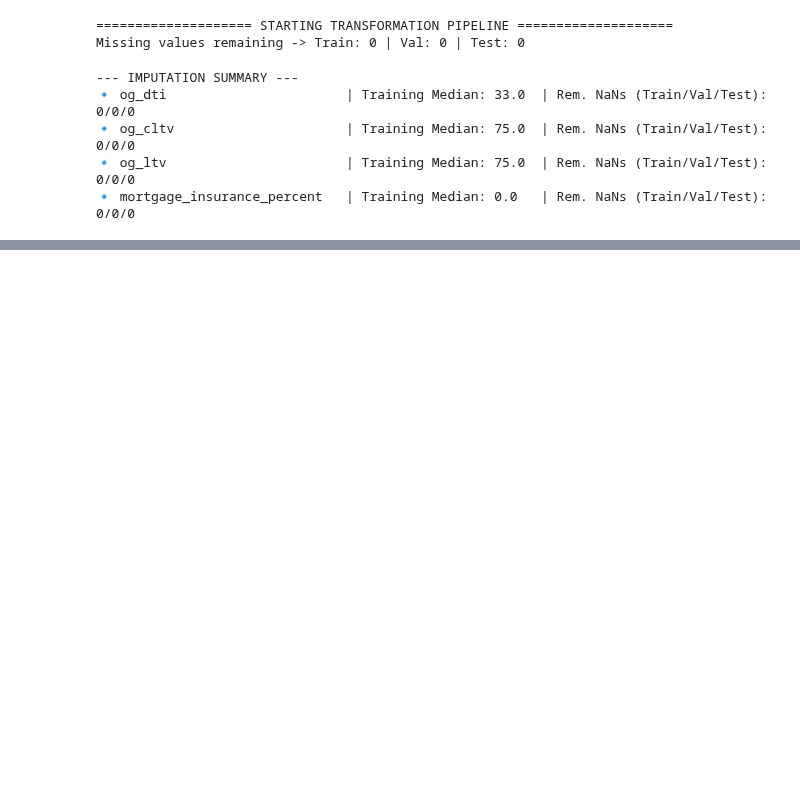
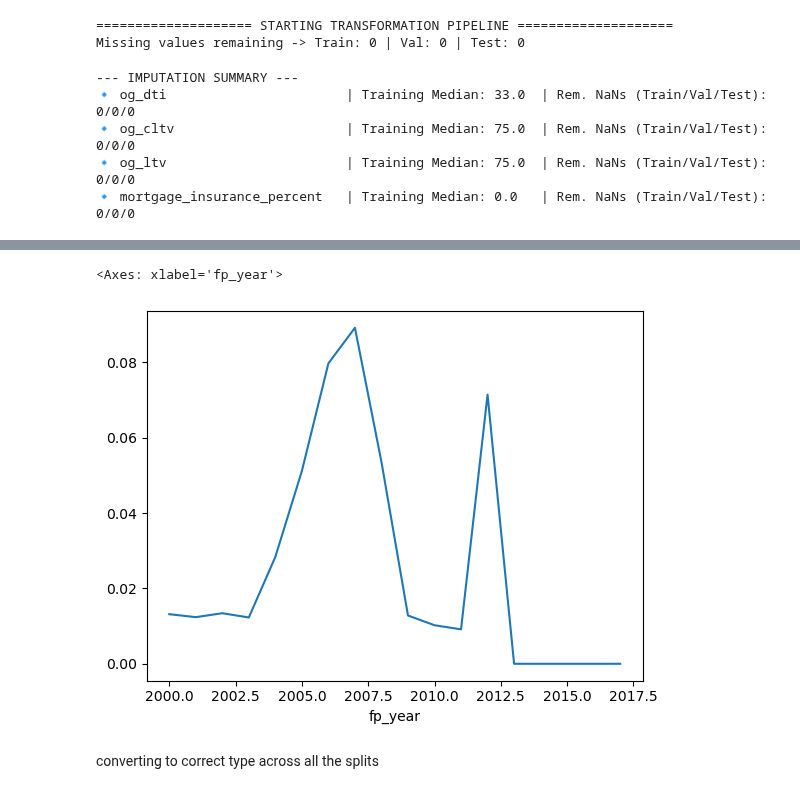
Before and after one commit to Niraj-Mhatre2003/Home_loan-Risk-Analytics, a Jupyter notebook: notebooks/03_feature_engineering.ipynb, the cells around one changed output, grey strips where cells are left out. Cells and saved outputs as stored; diff of their text form; code cells hidden in the pictures; blank space fills up the shorter version.

```diff
--- a/notebooks/03_feature_engineering.ipynb
+++ b/notebooks/03_feature_engineering.ipynb
@@ -185,0 +317,2 @@ MemoryError: Unable to allocate 252. MiB for an array with shape (33058391, 1) a
+# %%
+og_df = og_df.drop(og_df[og_df["channel"] == "9"].index)
@@ -185,0 +323,2 @@ MemoryError: Unable to allocate 252. MiB for an array with shape (33058391, 1) a
+# %%
+og_df = og_df.drop(og_df[og_df["prop_type"] == "99"].index)
@@ -185,0 +389,5 @@ MemoryError: Unable to allocate 252. MiB for an array with shape (33058391, 1) a
+# %%
+og_df["first_payment_date"] = pd.to_datetime(
+    og_df["first_payment_date"].astype(str),
+    format="%Y%m"
+)
@@ -185,0 +418,15 @@ MemoryError: Unable to allocate 252. MiB for an array with shape (33058391, 1) a
+# %%
+og_df["fp_year"] = og_df["first_payment_date"].dt.year
+# %%
+kp = pd.crosstab(
+    og_df["fp_year"],
+    og_df["defaulted_flag"],
+    normalize="index"
+)
+
+kp[1].plot()
+# %% [output]
+<Axes: xlabel='fp_year'>
+[figure, added]
+# %% [markdown]
+converting to correct type across all the splits
```
Also changed, not shown: parts of 105 cells of this notebook.
